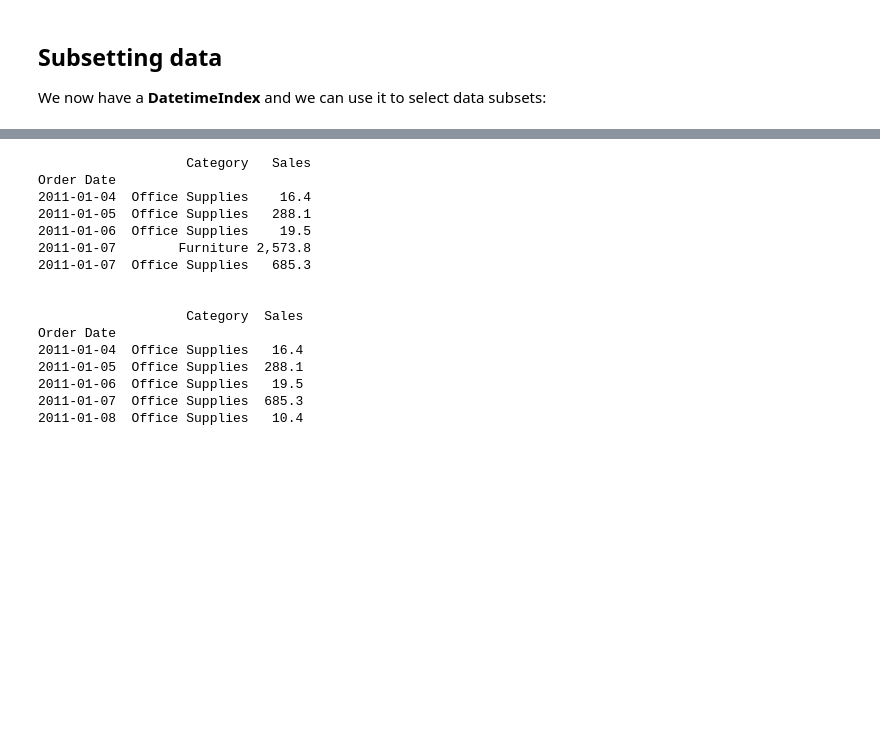
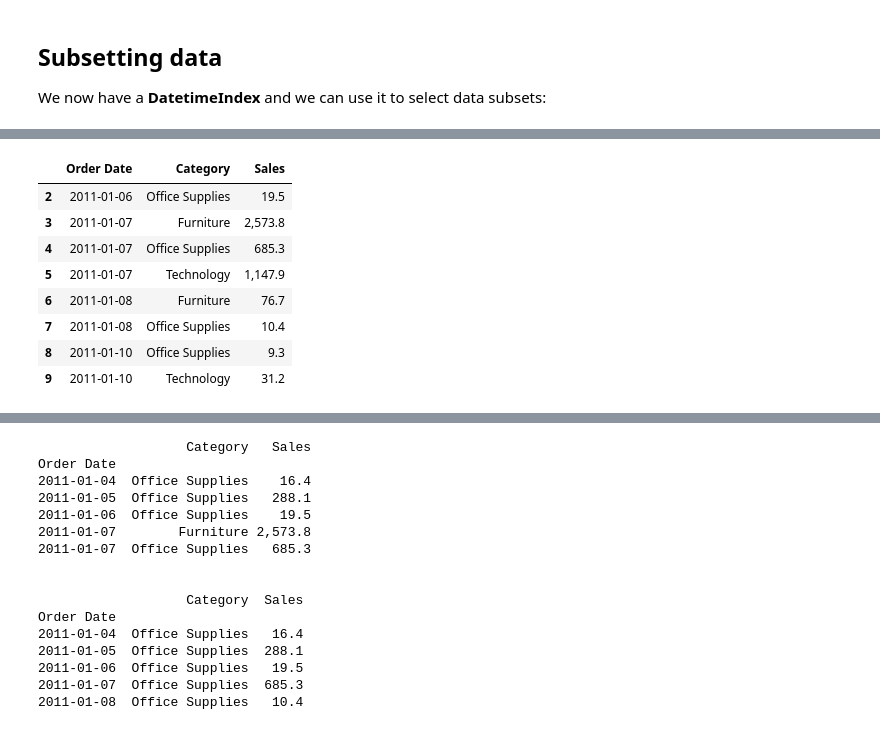
Before and after one commit to HyosikMoon/Coursera, a Jupyter notebook: Machine_Learning/Course6_Time_Series_and_Survival_Analysis/Time_Series/06a_LAB_Pandas_TimeSeries.ipynb, the cells around one changed output, grey strips where cells are left out. Cells and saved outputs as stored; diff of their text form; code cells hidden in the pictures; blank space fills up the shorter version.

```diff
--- a/Machine_Learning/Course6_Time_Series_and_Survival_Analysis/Time_Series/06a_LAB_Pandas_TimeSeries.ipynb
+++ b/Machine_Learning/Course6_Time_Series_and_Survival_Analysis/Time_Series/06a_LAB_Pandas_TimeSeries.ipynb
@@ -290,0 +346,12 @@ We now have a __DatetimeIndex__ and we can use it to select data subsets:
+# %%
+base2[2:10]
+# %% [output]
+|  | Order Date | Category | Sales |
+| 2 | 2011-01-06 | Office Supplies | 19.5 |
+| 3 | 2011-01-07 | Furniture | 2,573.8 |
+| 4 | 2011-01-07 | Office Supplies | 685.3 |
+| 5 | 2011-01-07 | Technology | 1,147.9 |
+| 6 | 2011-01-08 | Furniture | 76.7 |
+| 7 | 2011-01-08 | Office Supplies | 10.4 |
+| 8 | 2011-01-10 | Office Supplies | 9.3 |
+| 9 | 2011-01-10 | Technology | 31.2 |
```
Also changed, not shown: parts of 8 cells of this notebook.
